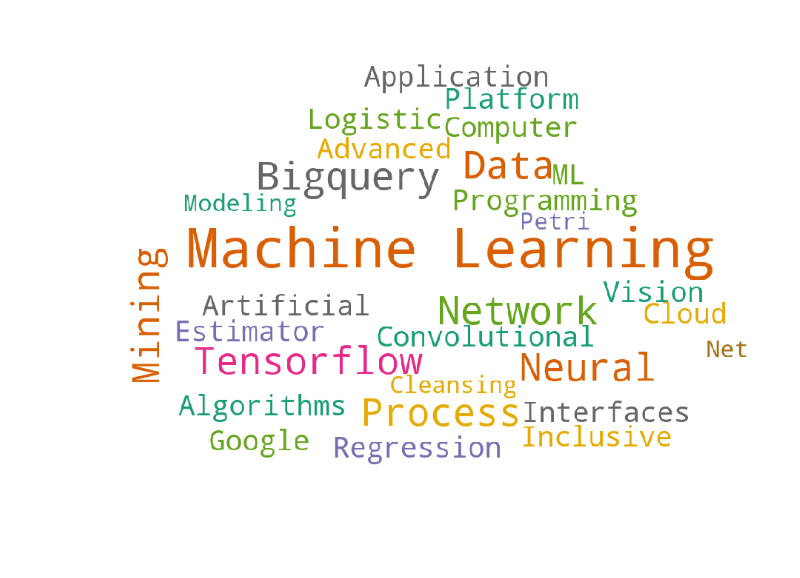
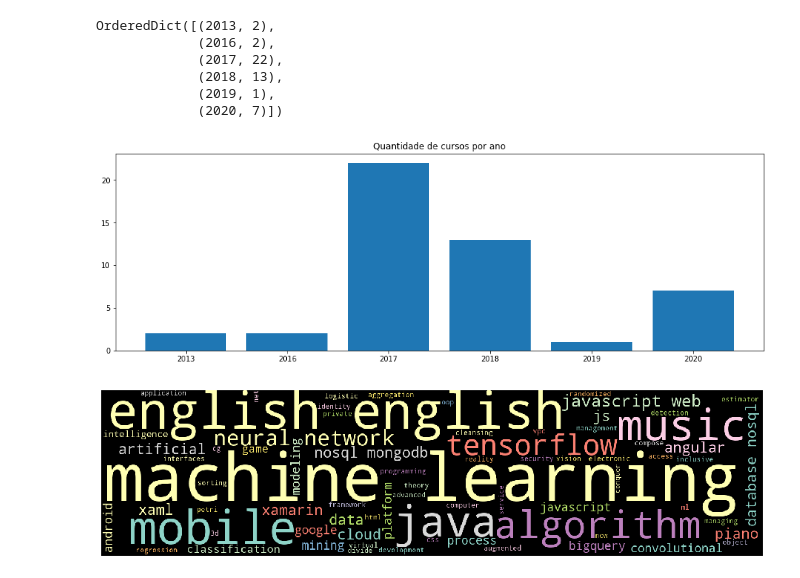
Before and after one commit to RonildoSilva/Curriculum-Vitae, a Jupyter notebook: Untitled.ipynb, the cells around one changed output. Drawn from its saved outputs; the diff is of its cells as text; code cells hidden in the pictures; blank space fills up the shorter version.

Commit message:
cloud for linkedin

```diff
--- a/Untitled.ipynb
+++ b/Untitled.ipynb
@@ -27,3 +78,22 @@ for id_certificado in range(len(df_certificados['ceritificado'])):
+# %%
+D
+# %% [output]
+OrderedDict([(2013, 2),
+             (2016, 2),
+             (2017, 22),
+             (2018, 13),
+             (2019, 1),
+             (2020, 7)])
+# %%
+import matplotlib.pyplot as plt
+
+plt.figure(figsize=(16,5))
+plt.title("Quantidade de cursos por ano")
+plt.bar(range(len(D)), list(D.values()), align='center')
+plt.xticks(range(len(D)), list(D.keys()))
+plt.show()
+# %% [output]
+[figure, added]
 # %%
 import matplotlib.pyplot as plt
 from wordcloud import WordCloud, STOPWORDS
@@ -44,9 +123,9 @@ create_word_cloud(str.join(' ',area_list))
 # %%
-im = np.array(Image.open('wordCloud.png'))
-
+#im = np.array(Image.open('wordCloud.png'))
+im = np.array(Image.open('linkedInWordCloud.png'))
 plt.figure(figsize=(16,12))
 plt.imshow(im)
 plt.axis('off')
 plt.show()
 # %% [output]
-[figure, old version]
+[figure, new version]
```
Also changed, not shown: parts of 11 cells of this notebook, 6 other files.
